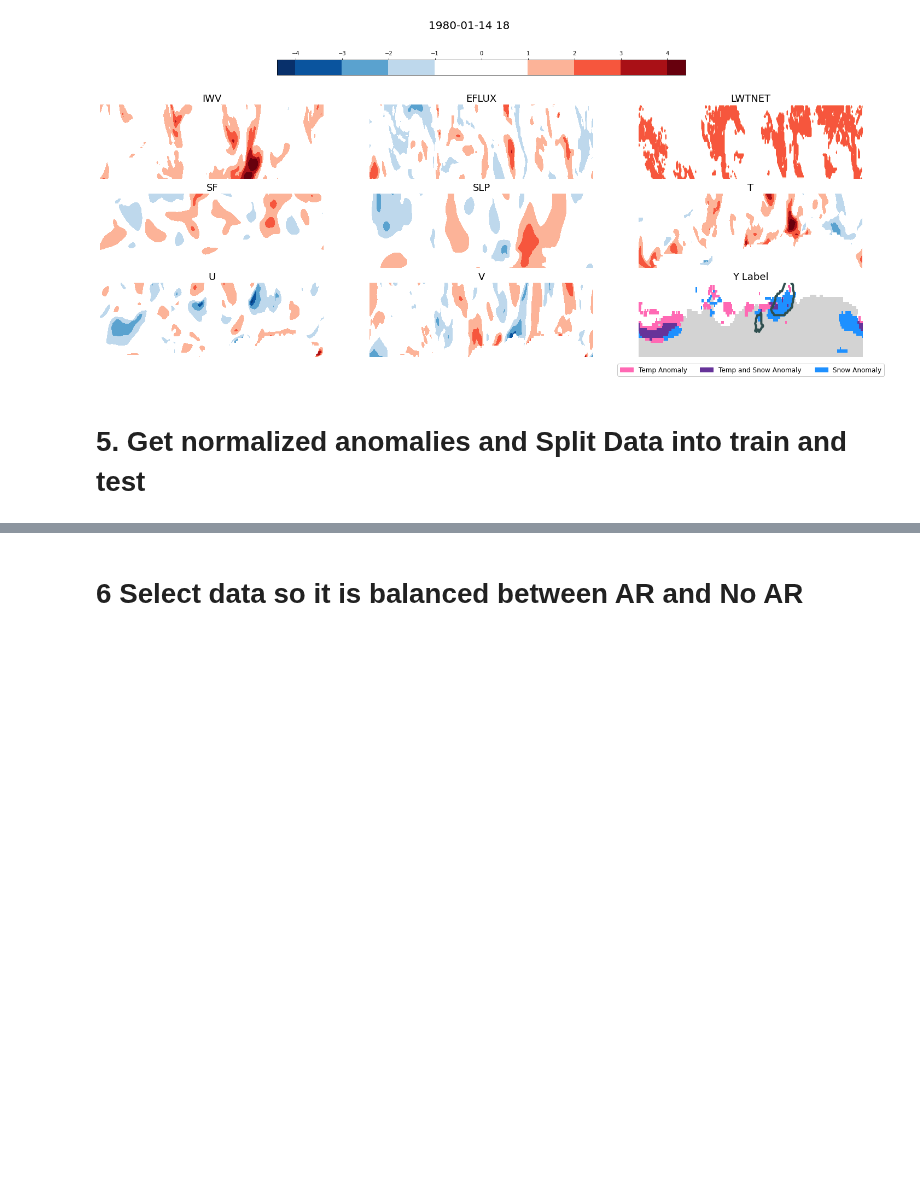
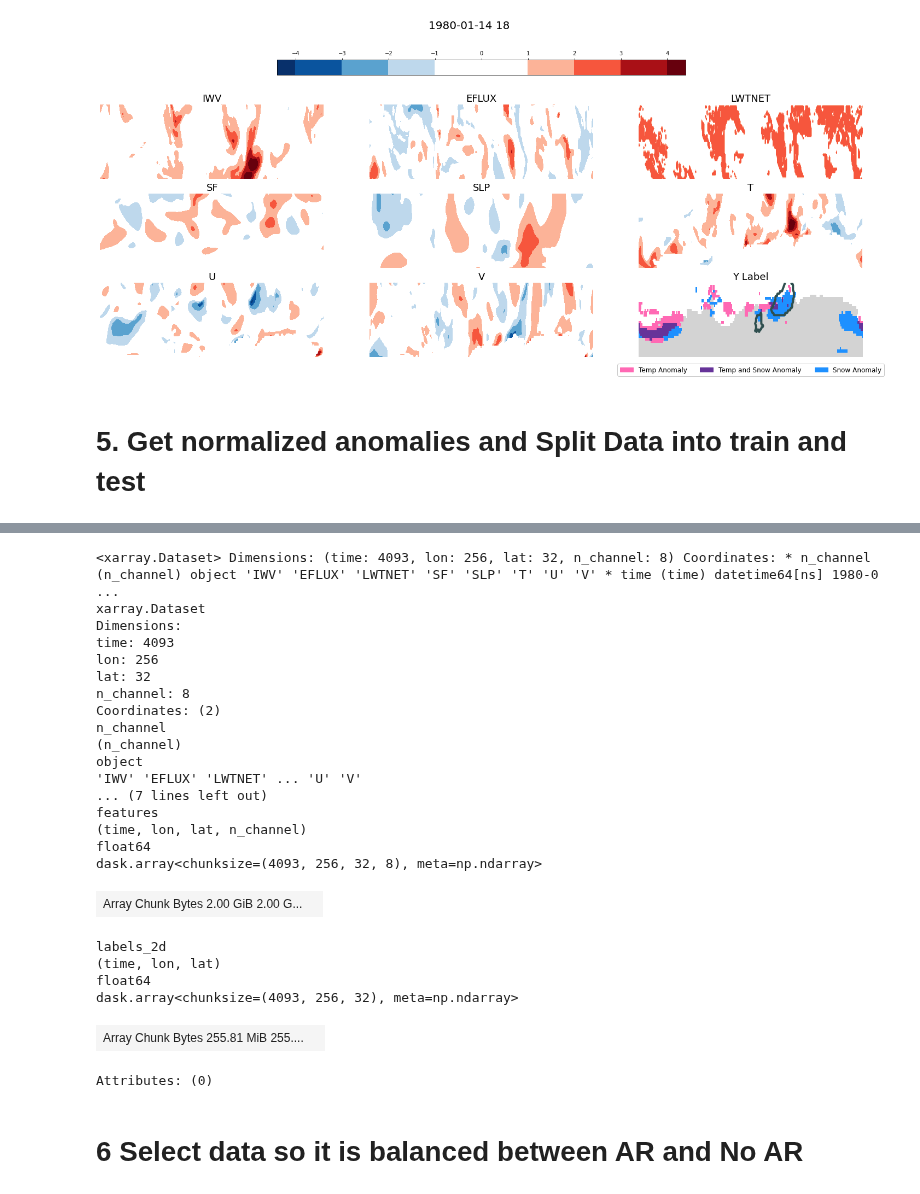
Before and after one commit to rlbaiman/AntarcticAR_ML, a Jupyter notebook: Make_test_data.ipynb, the cells around one changed output, grey strips where cells are left out. Cells and saved outputs as stored; diff of their text form; code cells hidden in the pictures; blank space fills up the shorter version.

```diff
--- a/Make_test_data.ipynb
+++ b/Make_test_data.ipynb
@@ -524,0 +550,27 @@ ds_validate.to_netcdf('/pl/active/ATOC_SynopticMet/data/ar_data/Research3/ML_tes
+# %%
+ds_train
+# %% [output]
+<xarray.Dataset> Dimensions: (time: 4093, lon: 256, lat: 32, n_channel: 8) Coordinates: * n_channel (n_channel) object 'IWV' 'EFLUX' 'LWTNET' 'SF' 'SLP' 'T' 'U' 'V' * time (time) datetime64[ns] 1980-0 ...
+xarray.Dataset
+Dimensions:
+time: 4093
+lon: 256
+lat: 32
+n_channel: 8
+Coordinates: (2)
+n_channel
+(n_channel)
+object
+'IWV' 'EFLUX' 'LWTNET' ... 'U' 'V'
+... (7 lines left out)
+features
+(time, lon, lat, n_channel)
+float64
+dask.array<chunksize=(4093, 256, 32, 8), meta=np.ndarray>
+| Array Chunk Bytes 2.00 GiB 2.00 G... |  |
+labels_2d
+(time, lon, lat)
+float64
+dask.array<chunksize=(4093, 256, 32), meta=np.ndarray>
+| Array Chunk Bytes 255.81 MiB 255.... |  |
+Attributes: (0)
```
Also changed, not shown: parts of 11 cells of this notebook.
